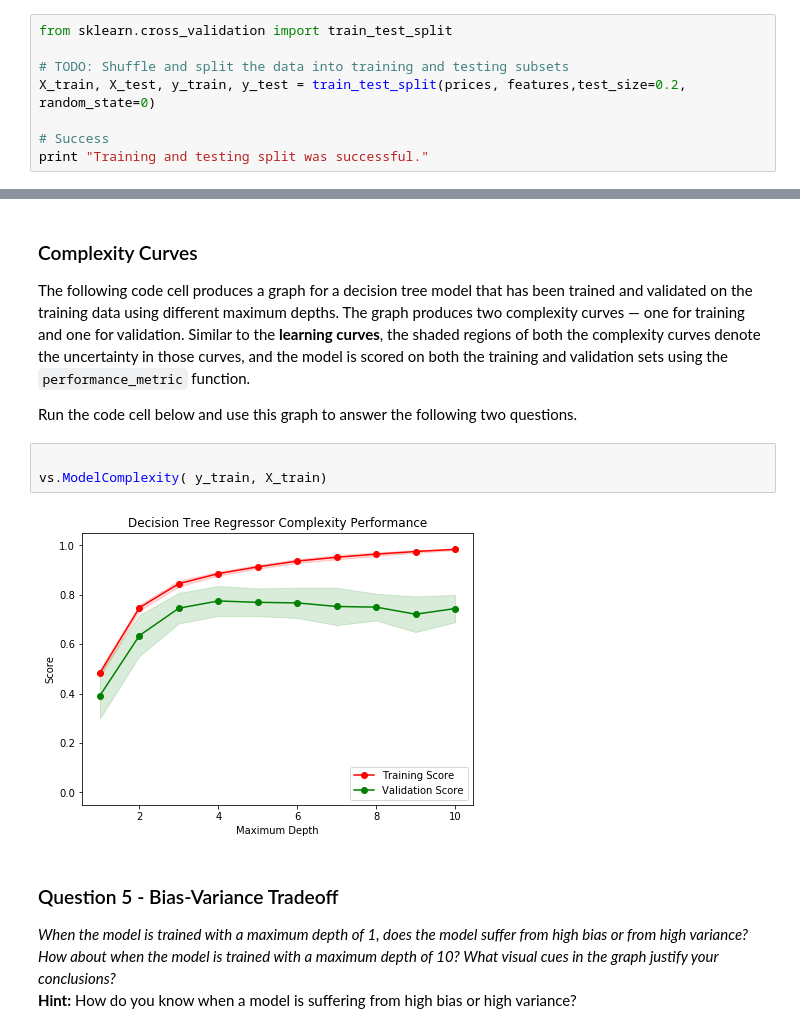
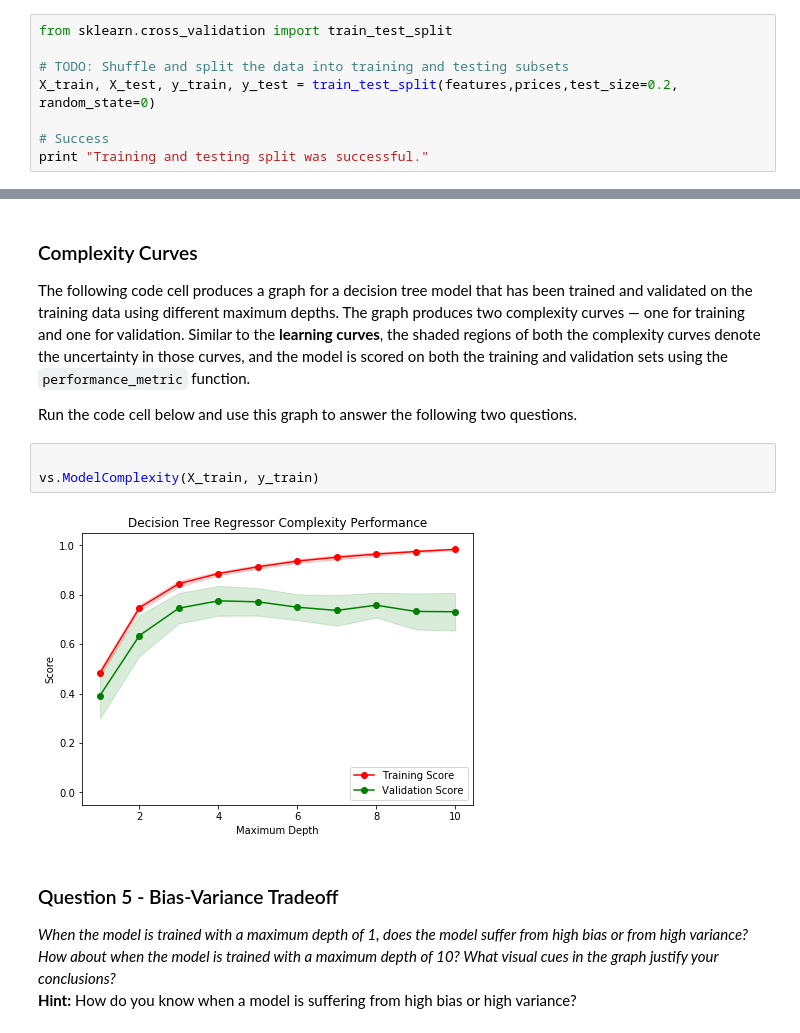
Before and after one commit to raghavx/boston_housing, a Jupyter notebook: boston_housing.ipynb, the cells around one changed output, grey strips where cells are left out. Cells and saved outputs as stored; diff of their text form.

Commit message:
changed the feature and label issue - feature = X and prices is the target Y

```diff
--- a/boston_housing.ipynb
+++ b/boston_housing.ipynb
@@ -160,7 +160,7 @@ For the code cell below, you will need to implement the following:
 from sklearn.cross_validation import train_test_split
 
 # TODO: Shuffle and split the data into training and testing subsets
-X_train, X_test, y_train, y_test = train_test_split(prices, features,test_size=0.2, random_state=0)
+X_train, X_test, y_train, y_test = train_test_split(features,prices,test_size=0.2, random_state=0)
 
 # Success
 print "Training and testing split was successful."
@@ -203,9 +203,9 @@ The following code cell produces a graph for a decision tree model that has been
 Run the code cell below and use this graph to answer the following two questions.
 # %%
 
-vs.ModelComplexity( y_train, X_train)
+vs.ModelComplexity(X_train, y_train)
 # %% [output]
-[figure, old version]
+[figure, new version]
 # %% [markdown]
 ### Question 5 - Bias-Variance Tradeoff
 *When the model is trained with a maximum depth of 1, does the model suffer from high bias or from high variance? How about when the model is trained with a maximum depth of 10? What visual cues in the graph justify your conclusions?*
```
Also changed, not shown: parts of 2 cells of this notebook, 1 other file.
